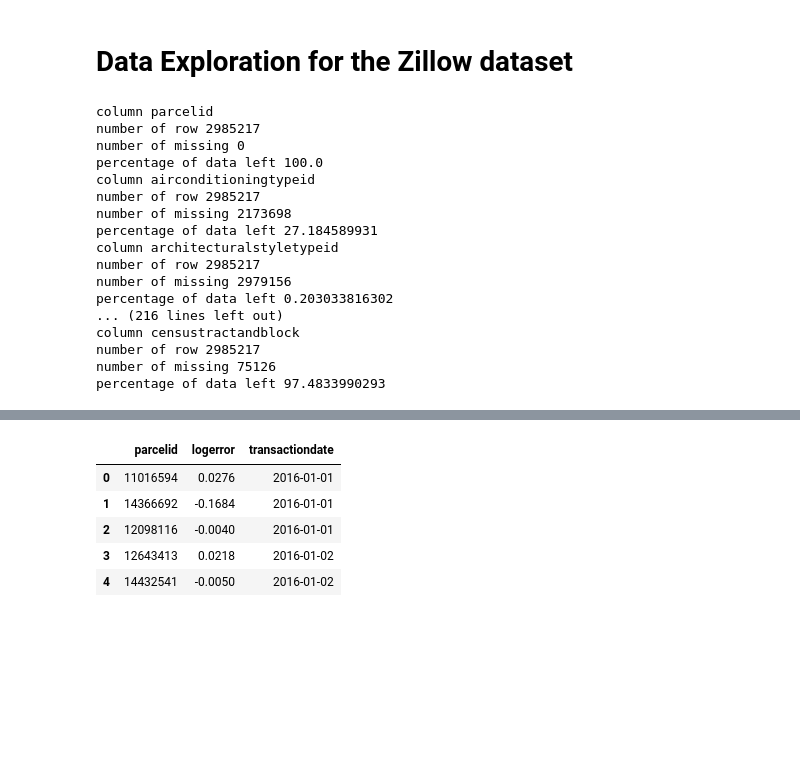
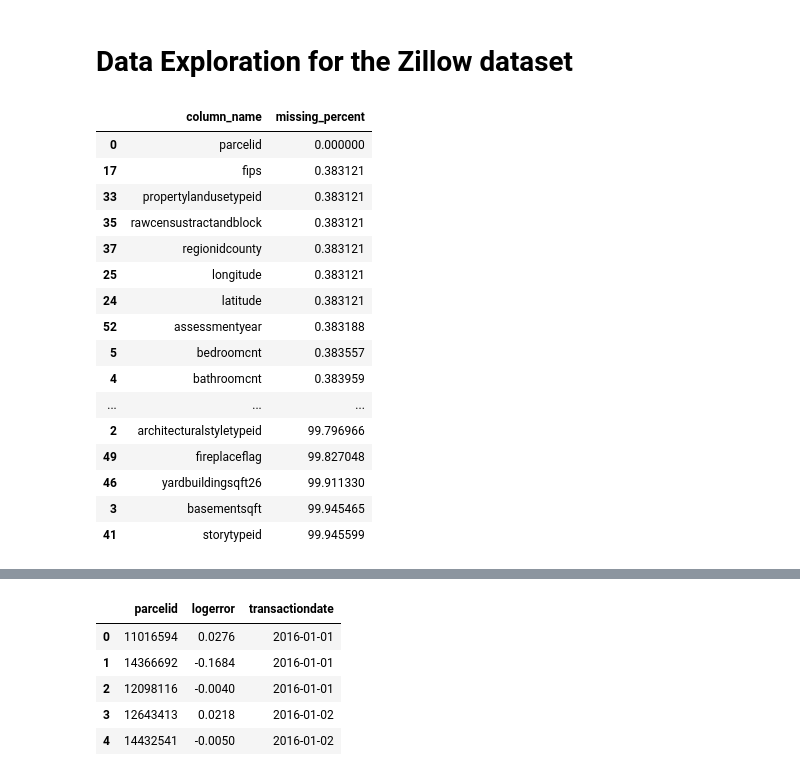
Before and after one commit to rockxja/zillow-housing-prediction, a Jupyter notebook: scripts/zillow_data_exploration.ipynb, the cells around one changed output, grey strips where cells are left out. Saved outputs shown, nothing was run; the diff lists cells and outputs as text; code cells hidden in the pictures; blank space fills up the shorter version.

```diff
--- a/scripts/zillow_data_exploration.ipynb
+++ b/scripts/zillow_data_exploration.ipynb
@@ -23,22 +11,0 @@ def explain_col(data, col):
-# %%
-num_col = prop_features.shape[1]
-for i in range(num_col):
-    explain_col(prop_features, i)
-# %% [output]
-column parcelid
-number of row 2985217
-number of missing 0
-percentage of data left 100.0
-column airconditioningtypeid
-number of row 2985217
-number of missing 2173698
-percentage of data left 27.184589931
-column architecturalstyletypeid
-number of row 2985217
-number of missing 2979156
-percentage of data left 0.203033816302
-... (216 lines left out)
-column censustractandblock
-number of row 2985217
-number of missing 75126
-percentage of data left 97.4833990293
@@ -44,0 +18,20 @@ percentage of data left 97.4833990293
+# %%
+null_features
+# %% [output]
+|  | column_name | missing_percent |
+| 0 | parcelid | 0.000000 |
+| 17 | fips | 0.383121 |
+| 33 | propertylandusetypeid | 0.383121 |
+| 35 | rawcensustractandblock | 0.383121 |
+| 37 | regionidcounty | 0.383121 |
+| 25 | longitude | 0.383121 |
+| 24 | latitude | 0.383121 |
+| 52 | assessmentyear | 0.383188 |
+| 5 | bedroomcnt | 0.383557 |
+| 4 | bathroomcnt | 0.383959 |
+| ... | ... | ... |
+| 2 | architecturalstyletypeid | 99.796966 |
+| 49 | fireplaceflag | 99.827048 |
+| 46 | yardbuildingsqft26 | 99.911330 |
+| 3 | basementsqft | 99.945465 |
+| 41 | storytypeid | 99.945599 |
```
Also changed, not shown: parts of 6 cells of this notebook.
